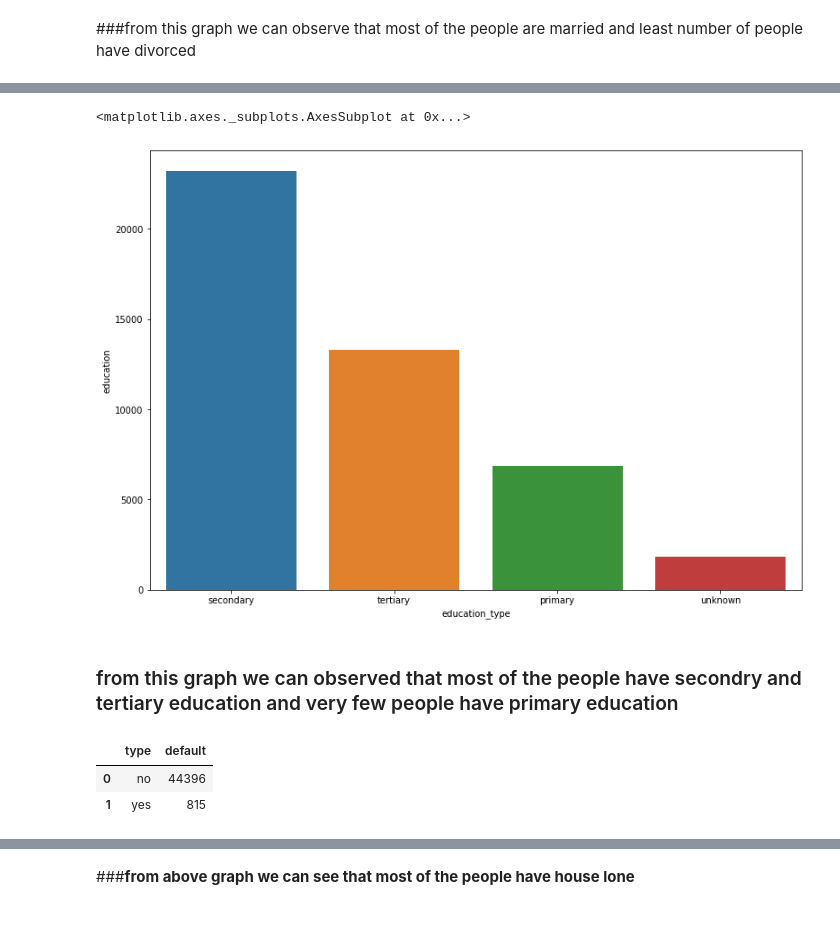
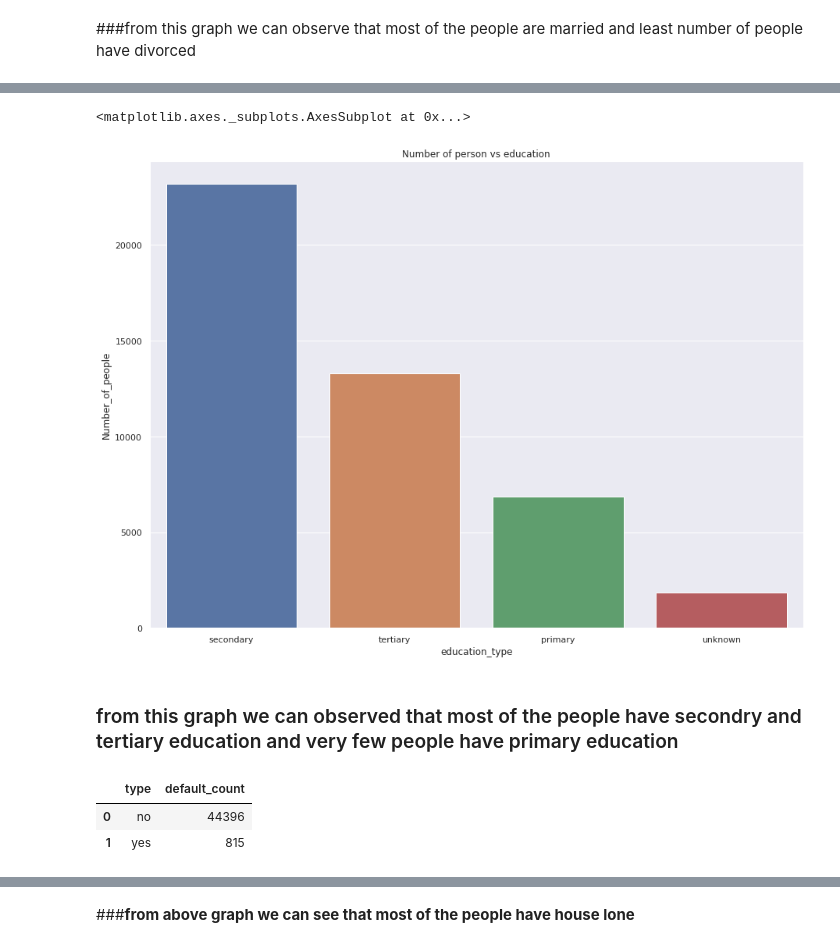
Before and after one commit to hrushikeshsahu19/Predicting-the-effectiveness-of-bank-marketing-campaigns, a Jupyter notebook: Hrushikesh_Sahu_Team_1_Capstone_Project_3.ipynb, the cells around one changed output, grey strips where cells are left out. Cells and saved outputs as stored; diff of their text form; code cells hidden in the pictures; blank space fills up the shorter version.

```diff
--- a/Hrushikesh_Sahu_Team_1_Capstone_Project_3.ipynb
+++ b/Hrushikesh_Sahu_Team_1_Capstone_Project_3.ipynb
@@ -211,5 +248,6 @@ sns.barplot(x='marital_status',y='marital',data=marital_df)
 # %%
 education_df=df['education'].value_counts().reset_index()
 education_df.rename(columns={'index':'education_type'},inplace=True)
+education_df.rename(columns={'education':'Number_of_people'},inplace=True)
 education_df
 # %% [output]
@@ -219,19 +257,21 @@ education_df
 | 2 | primary | 6851 |
 | 3 | unknown | 1857 |
 # %%
-plt.figure(figsize=(13,9))
-sns.barplot(x='education_type',y='education',data=education_df)
+plt.figure(figsize=(15,11))
+plt.title('Number of person vs education')
+sns.barplot(x='education_type',y='Number_of_people',data=education_df)
 # %% [output]
 <matplotlib.axes._subplots.AxesSubplot at 0x...>
-[figure, old version]
+[figure, new version]
 # %% [markdown]
 ### from this graph we can observed that most of the people have secondry and tertiary education and very few people have primary education
 # %%
 default_df=df['default'].value_counts().reset_index()
 default_df.rename(columns={'index':'type'},inplace=True)
+default_df.rename(columns={'default':'default_count'},inplace=True)
 default_df
 # %% [output]
-|  | type | default |
+|  | type | default_count |
 | 0 | no | 44396 |
 | 1 | yes | 815 |
 # %%
```
Also changed, not shown: parts of 49 cells of this notebook.
